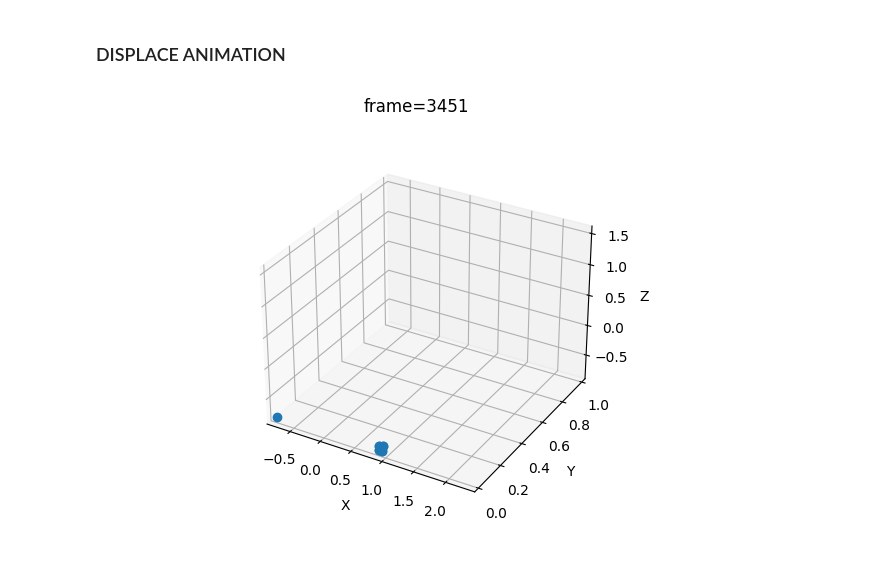
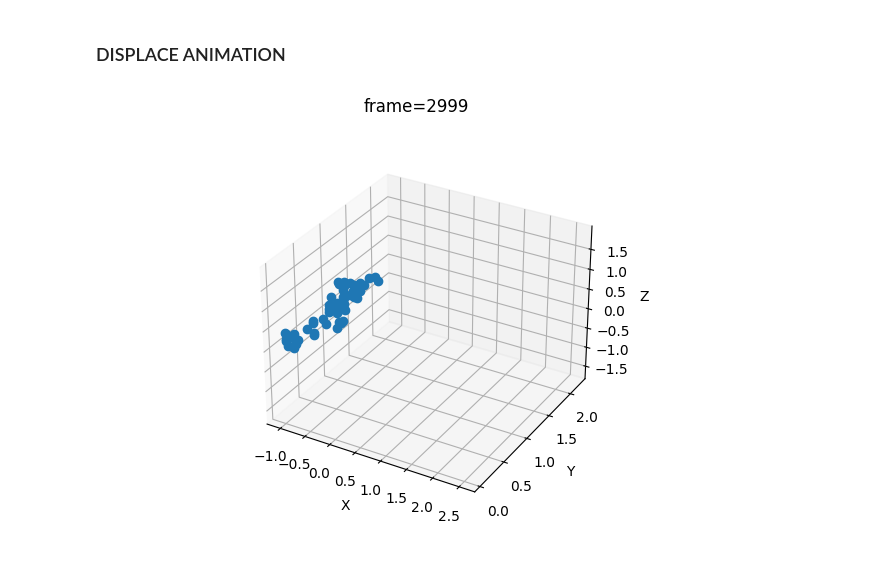
Before and after one commit to lorenzialessandro/CV-project, a Jupyter notebook: Task_1/notebook.ipynb, the cells around one changed output. Drawn from its saved outputs; the diff is of its cells as text; code cells hidden in the pictures.

Commit message:
skeleton displacing

```diff
--- a/Task_1/notebook.ipynb
+++ b/Task_1/notebook.ipynb
@@ -20,24 +20,38 @@ print("Found rigid bodies:", take.rigid_bodies.keys())
 
 # Process the first rigid body into a set of planes.
 bodies = take.rigid_bodies
-
+skeletons = take.skeletons
 
 bones_pos = []
 rigid_body_markers_pos = []
 markers_pos = []
+
 if len(bodies) > 0:
     for body in bodies:
         bones = take.rigid_bodies[body]
         n_frames = bones.num_total_frames()
+
         bones_pos.append(bones.positions)
         for marker in bones.rigid_body_markers.values():
             rigid_body_markers_pos.append(marker.positions)
+
         for marker in bones.rigid_body_markers.values():
             markers_pos.append(marker.positions)
 
-# substitute with [0,0,0] 'None' values
-# matrix = [[0,0,0] if elem is None else elem for elem in bones_pos[0]]
-points = bones_pos + rigid_body_markers_pos + markers_pos
+if len(skeletons) > 0:
+    for body in skeletons:
+        skeleton = take.skeletons[body]
+        n_frames = skeleton.bones["Luca:Hip"].num_total_frames()
+
+        for marker in skeleton.bones.values():
+            rigid_body_markers_pos.append(marker.positions)
+
+        for marker in skeleton.bone_markers.values():
+            markers_pos.append(marker.positions)
+
+
+#points = bones_pos + rigid_body_markers_pos + markers_pos
+points = rigid_body_markers_pos + markers_pos
 
 #points = [[0.0,0.0,0.0] if elem is None else elem for elem in markers for markers in points ]
 points = [[[0.0, 0.0, 0.0] if frame is None else frame for frame in markers] for markers in points]
@@ -61,32 +91,32 @@ ax.set_xlabel("X")
 ax.set_ylabel("Y")
 ax.set_zlabel('Z')
 
 ax.set_xlim(np.min(x), np.max(x))
 ax.set_ylim(np.min(y), np.max(y))
 ax.set_zlim(np.min(z), np.max(z))
 
 
 txt = fig.suptitle('')
 
 # initialize empty set of points
 points, = ax.plot([], [], [], "o")
 
 # define an animation function
 # this determines the plot's behavior at each frame
 def update(t):
     txt.set_text('frame={:d}'.format(t))
     # print(len(x[:,t]))
     # update properties
     updated_positions = np.array((x[:,t],y[:,t],z[:,t]), dtype=float)
 
     points.set_data_3d(updated_positions)
 
     # return modified artists
     return points, txt
 
-ani=animation.FuncAnimation(fig, update, frames=n_frames)
+ani=animation.FuncAnimation(fig, update, frames=3000)
 ani.save(filename="animations/animation.gif", writer="pillow", fps=60)
 
 #plt.show()
 # %% [output]
-[figure, old version]
+[figure, new version]
```
Also changed, not shown: parts of 1 cell of this notebook, 2 other files.
